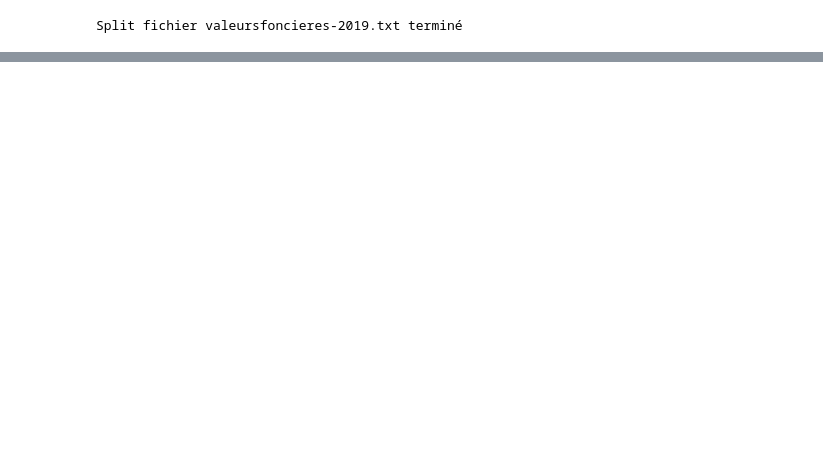
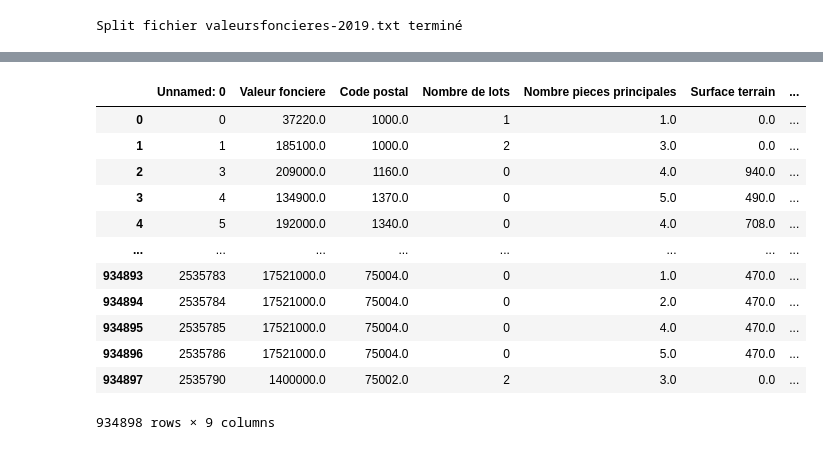
Before and after one commit to KRDavid/Immothep, a Jupyter notebook: NotebookDav.ipynb, the cells around one changed output, grey strips where cells are left out. Drawn from its saved outputs; the diff is of its cells as text; code cells hidden in the pictures; blank space fills up the shorter version.

```diff
--- a/NotebookDav.ipynb
+++ b/NotebookDav.ipynb
@@ -56 +56,21 @@ csv3
+# %%
+cleaned_dataframe = pd.read_csv('./data/CURATED/CSV_CLEAN_1.csv')
+
+
+# cleaned_dataframe = cleaned_dataframe[["Valeur fonciere", "Code postal","Nombre de lots", "Nombre pieces principales", "Surface terrain", "Surface reelle bati"]][cleaned_dataframe["Type local"].str.contains("Appartement", regex=True)]
+cleaned_dataframe
+# %% [output]
+|  | Unnamed: 0 | Valeur fonciere | Code postal | Nombre de lots | Nombre pieces principales | Surface terrain | ... |
+| 0 | 0 | 37220.0 | 1000.0 | 1 | 1.0 | 0.0 | ... |
+| 1 | 1 | 185100.0 | 1000.0 | 2 | 3.0 | 0.0 | ... |
+| 2 | 3 | 209000.0 | 1160.0 | 0 | 4.0 | 940.0 | ... |
+| 3 | 4 | 134900.0 | 1370.0 | 0 | 5.0 | 490.0 | ... |
+| 4 | 5 | 192000.0 | 1340.0 | 0 | 4.0 | 708.0 | ... |
+| ... | ... | ... | ... | ... | ... | ... | ... |
+| 934893 | 2535783 | 17521000.0 | 75004.0 | 0 | 1.0 | 470.0 | ... |
+| 934894 | 2535784 | 17521000.0 | 75004.0 | 0 | 2.0 | 470.0 | ... |
+| 934895 | 2535785 | 17521000.0 | 75004.0 | 0 | 4.0 | 470.0 | ... |
+| 934896 | 2535786 | 17521000.0 | 75004.0 | 0 | 5.0 | 470.0 | ... |
+| 934897 | 2535790 | 1400000.0 | 75002.0 | 2 | 3.0 | 0.0 | ... |
+934898 rows × 9 columns
 # %%
```
Also changed, not shown: parts of 10 cells of this notebook.
